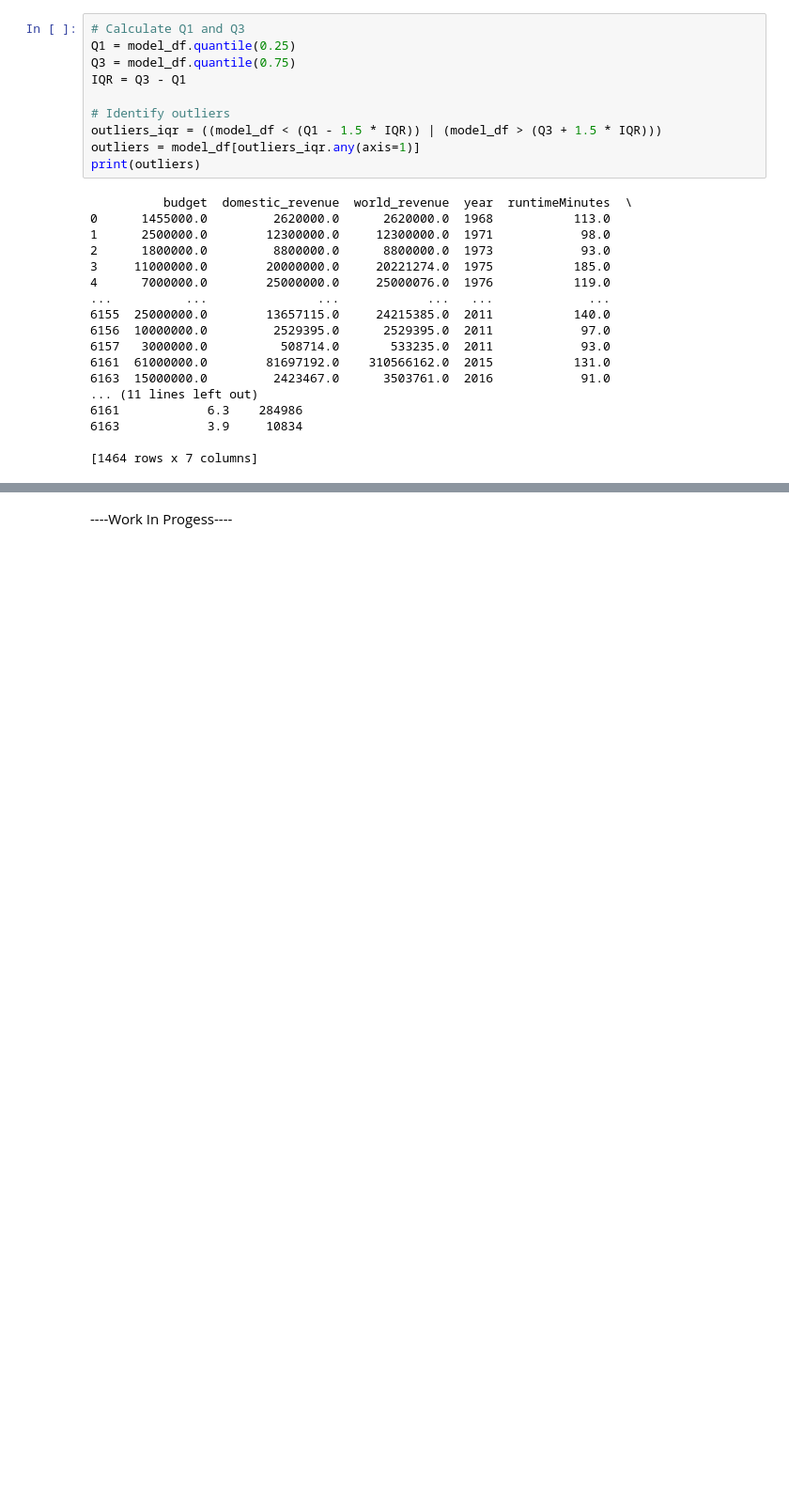
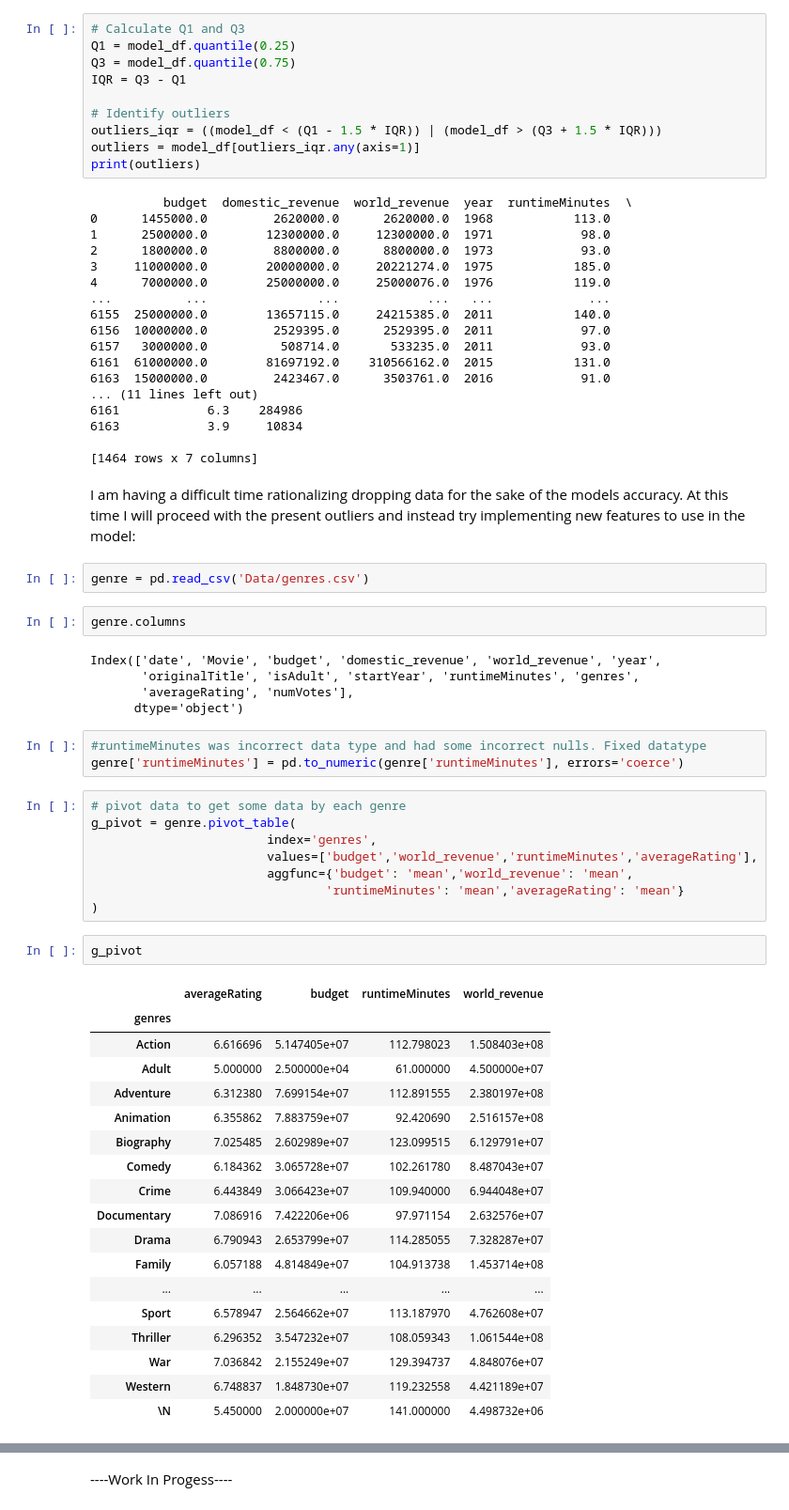
Before and after one commit to ParkerHar/Popular-Movie-Analysis, a Jupyter notebook: NoteBooks/Model.ipynb, the cells around one changed output, grey strips where cells are left out. Shown: that part at 94% size. Saved outputs shown, nothing was run; the diff lists cells and outputs as text; blank space fills up the shorter version.

Commit message:
Created new df that provides data by genre. Saved as data_by_genre in data folder

```diff
--- a/NoteBooks/Model.ipynb
+++ b/NoteBooks/Model.ipynb
@@ -256,3 +256,46 @@ print(outliers)
 6163            3.9     10834
 
 [1464 rows x 7 columns]
+# %% [markdown]
+I am having a difficult time rationalizing dropping data for the sake of the models accuracy. At this time I will proceed with the present outliers and instead try implementing new features to use in the model:
+# %%
+genre = pd.read_csv('Data/genres.csv')
+# %%
+genre.columns
+# %% [output]
+Index(['date', 'Movie', 'budget', 'domestic_revenue', 'world_revenue', 'year',
+       'originalTitle', 'isAdult', 'startYear', 'runtimeMinutes', 'genres',
+       'averageRating', 'numVotes'],
+      dtype='object')
+# %%
+#runtimeMinutes was incorrect data type and had some incorrect nulls. Fixed datatype
+genre['runtimeMinutes'] = pd.to_numeric(genre['runtimeMinutes'], errors='coerce')
+# %%
+# pivot data to get some data by each genre
+g_pivot = genre.pivot_table(
+                        index='genres',
+                        values=['budget','world_revenue','runtimeMinutes','averageRating'],
+                        aggfunc={'budget': 'mean','world_revenue': 'mean',
+                                'runtimeMinutes': 'mean','averageRating': 'mean'}
+)
+# %%
+g_pivot
+# %% [output]
+|  | averageRating | budget | runtimeMinutes | world_revenue |
+| genres |  |  |  |  |
+| Action | 6.616696 | 5.147405e+07 | 112.798023 | 1.508403e+08 |
+| Adult | 5.000000 | 2.500000e+04 | 61.000000 | 4.500000e+07 |
+| Adventure | 6.312380 | 7.699154e+07 | 112.891555 | 2.380197e+08 |
+| Animation | 6.355862 | 7.883759e+07 | 92.420690 | 2.516157e+08 |
+| Biography | 7.025485 | 2.602989e+07 | 123.099515 | 6.129791e+07 |
+| Comedy | 6.184362 | 3.065728e+07 | 102.261780 | 8.487043e+07 |
+| Crime | 6.443849 | 3.066423e+07 | 109.940000 | 6.944048e+07 |
+| Documentary | 7.086916 | 7.422206e+06 | 97.971154 | 2.632576e+07 |
+| Drama | 6.790943 | 2.653799e+07 | 114.285055 | 7.328287e+07 |
+| Family | 6.057188 | 4.814849e+07 | 104.913738 | 1.453714e+08 |
+| ... | ... | ... | ... | ... |
+| Sport | 6.578947 | 2.564662e+07 | 113.187970 | 4.762608e+07 |
+| Thriller | 6.296352 | 3.547232e+07 | 108.059343 | 1.061544e+08 |
+| War | 7.036842 | 2.155249e+07 | 129.394737 | 4.848076e+07 |
+| Western | 6.748837 | 1.848730e+07 | 119.232558 | 4.421189e+07 |
+| \N | 5.450000 | 2.000000e+07 | 141.000000 | 4.498732e+06 |
```
Also changed, not shown: parts of 1 cell of this notebook, 1 other file.
